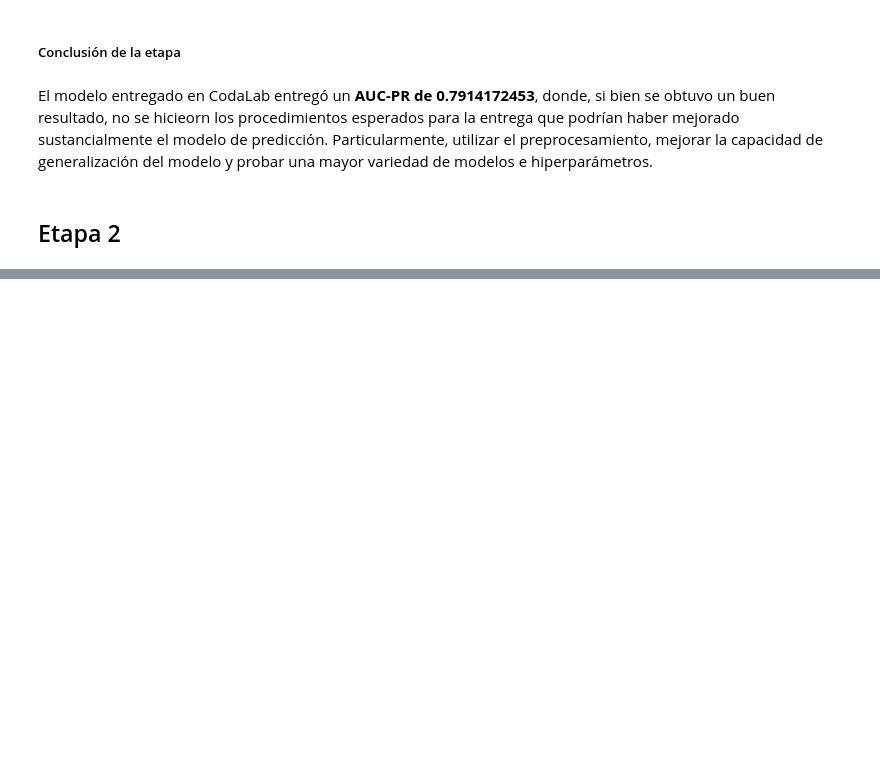
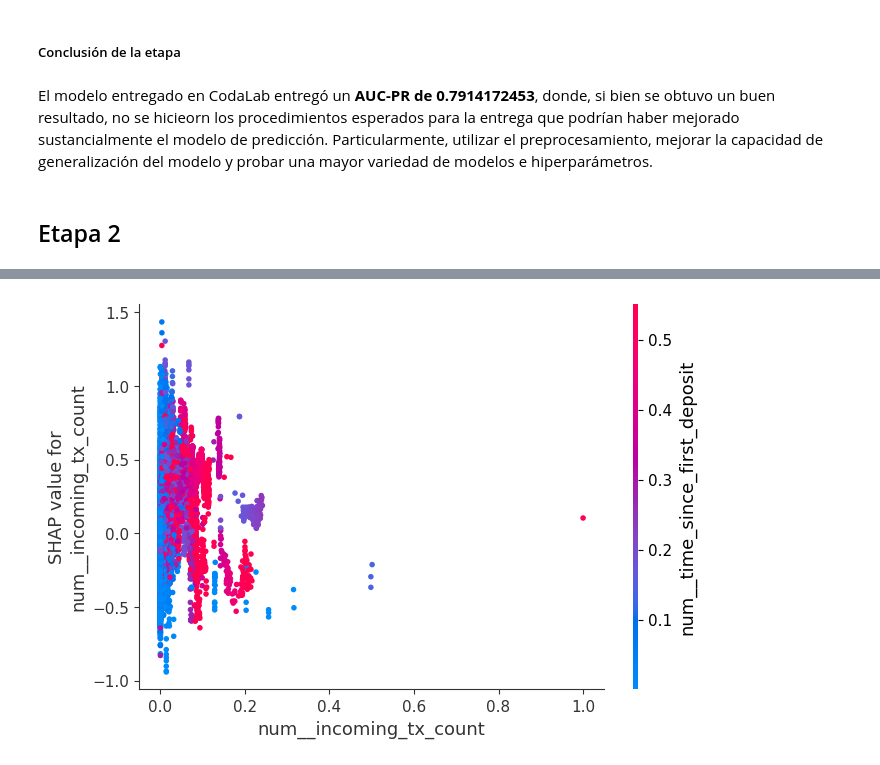
Before and after one commit to sebaquenti/Repositorio-MDS7202, a Jupyter notebook: Proyecto Semestral/Notebook Proytecto.ipynb, the cells around one changed output, grey strips where cells are left out. Cells and saved outputs as stored; diff of their text form; code cells hidden in the pictures; blank space fills up the shorter version.

```diff
--- a/Proyecto Semestral/Notebook Proytecto.ipynb
+++ b/Proyecto Semestral/Notebook Proytecto.ipynb
@@ -699,3 +782,13 @@ XGBClassifier(base_score=None, booster=None, callbacks=None,
+# %%
+# Generar un gráfico de dependencia para "num__incoming_tx_count"
+shap.dependence_plot(
+    "num__incoming_tx_count",
+    shap_values.values,  # Extraer los valores SHAP del objeto Explanation
+    df_x_combined_processed,  # Conjunto de datos procesado
+    feature_names=df_x_combined_processed.columns
+)
+# %% [output]
+[figure, added]
 # %%
 def generateFiles(predict_data, clf_pipe):
     """Genera los archivos a subir en CodaLab
```
Also changed, not shown: parts of 14 cells of this notebook, 5 other files.
